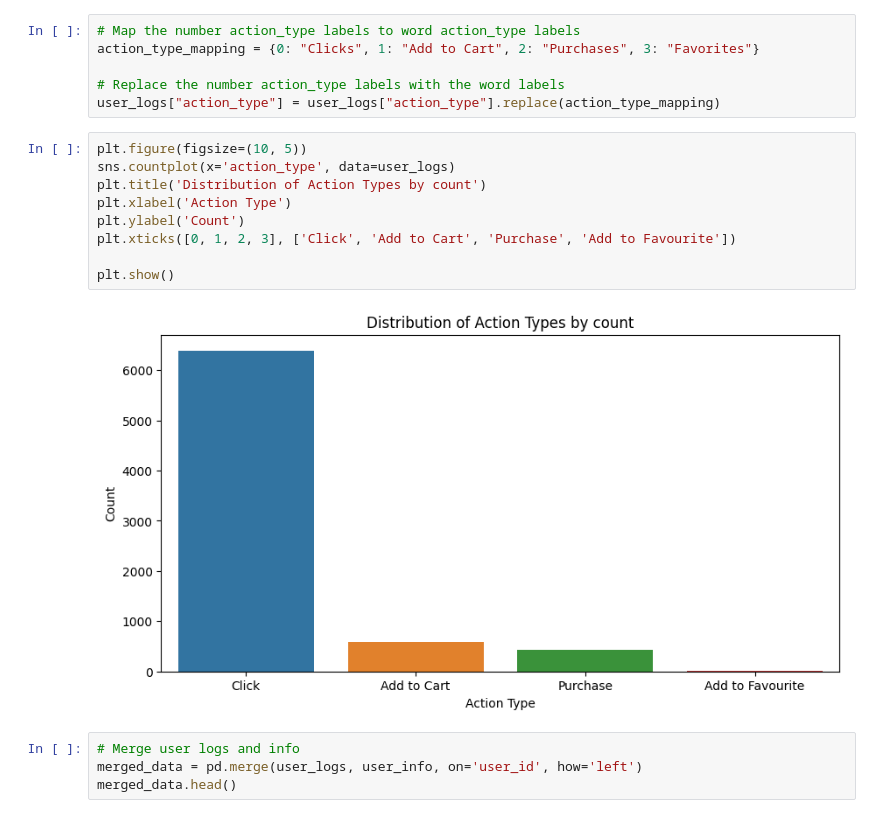
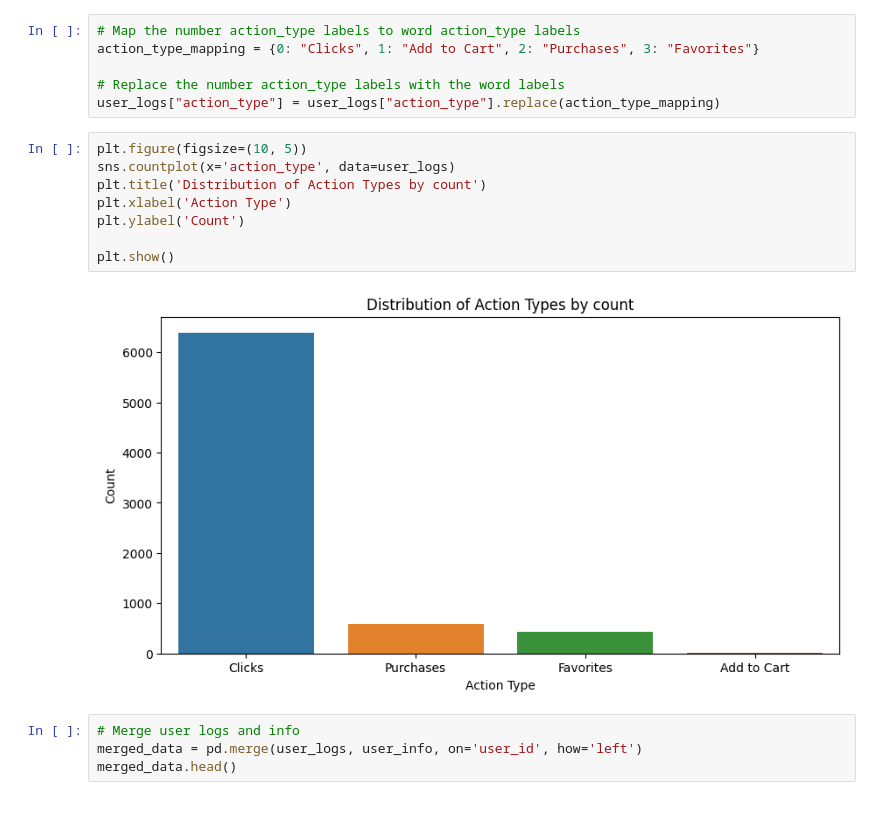
Before and after one commit to CaptainComputer1/CECS550Project, a Jupyter notebook: EM_PR_Final_DataVis.ipynb, the cells around one changed output. Saved outputs shown, nothing was run; the diff lists cells and outputs as text.

Commit message:
Added more charts. 13 total charts so far.

```diff
--- a/EM_PR_Final_DataVis.ipynb
+++ b/EM_PR_Final_DataVis.ipynb
@@ -58,14 +58,13 @@ user_logs["action_type"] = user_logs["action_type"].replace(action_type_mapping)
 # %%
 plt.figure(figsize=(10, 5))
 sns.countplot(x='action_type', data=user_logs)
 plt.title('Distribution of Action Types by count')
 plt.xlabel('Action Type')
 plt.ylabel('Count')
-plt.xticks([0, 1, 2, 3], ['Click', 'Add to Cart', 'Purchase', 'Add to Favourite'])
 
 plt.show()
 # %% [output]
-[figure, old version]
+[figure, new version]
 # %%
 # Merge user logs and info
 merged_data = pd.merge(user_logs, user_info, on='user_id', how='left')
```
Also changed, not shown: parts of 10 cells of this notebook.
